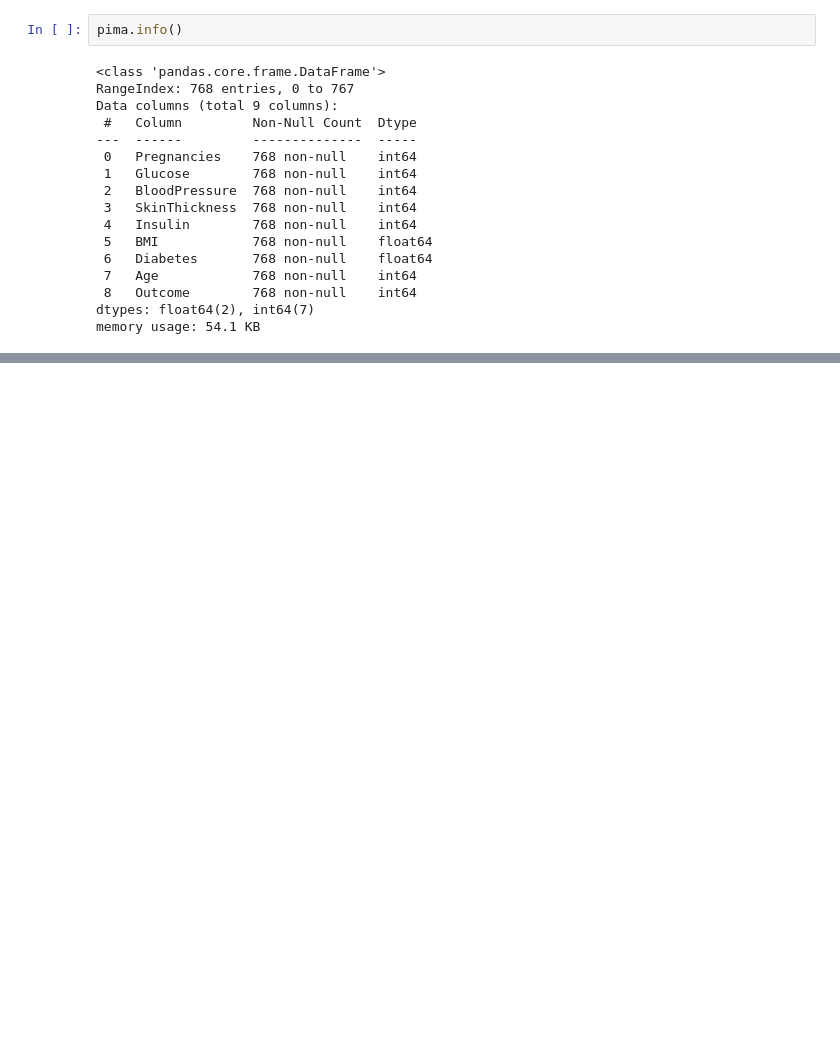
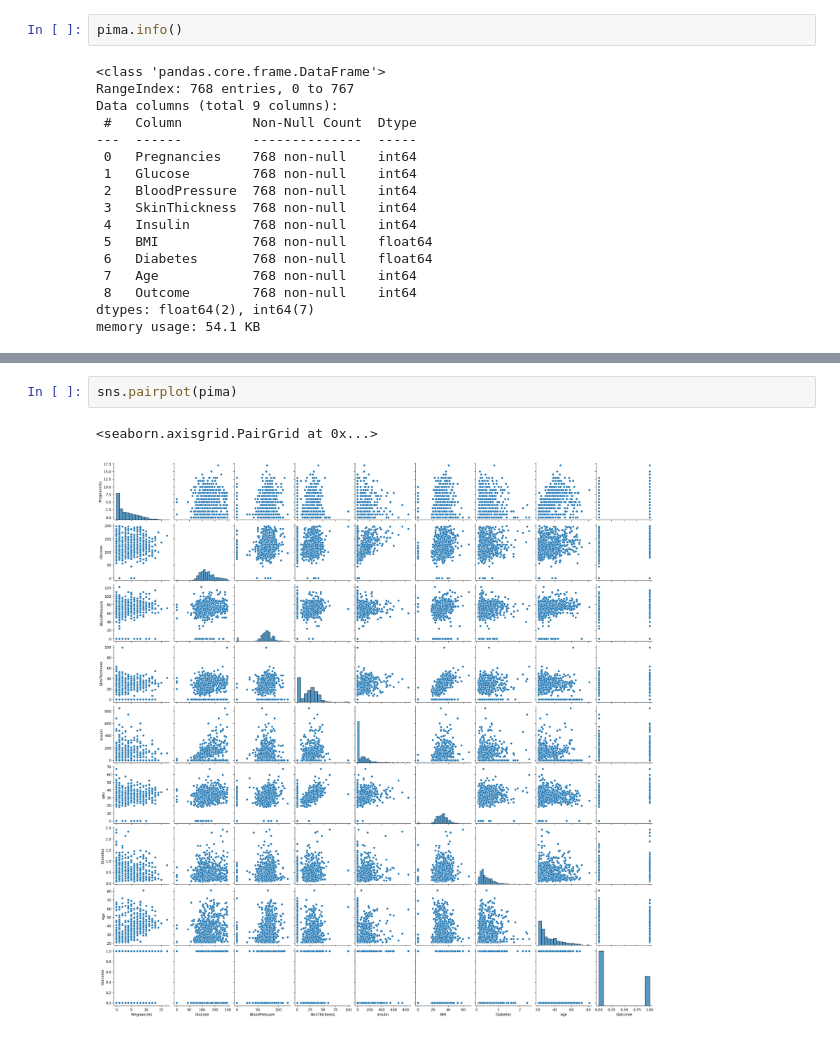
Before and after one commit to LANSPRESADO123/Artificial-Intelligence, a Jupyter notebook: Deep Learning/ann.ipynb, the cells around one changed output, grey strips where cells are left out. Saved outputs shown, nothing was run; the diff lists cells and outputs as text; blank space fills up the shorter version.

```diff
--- a/Deep Learning/ann.ipynb
+++ b/Deep Learning/ann.ipynb
@@ -71,0 +110,5 @@ memory usage: 54.1 KB
+# %%
+sns.pairplot(pima)
+# %% [output]
+<seaborn.axisgrid.PairGrid at 0x...>
+[figure, added]
```
Also changed, not shown: parts of 19 cells of this notebook, 22 other files.
